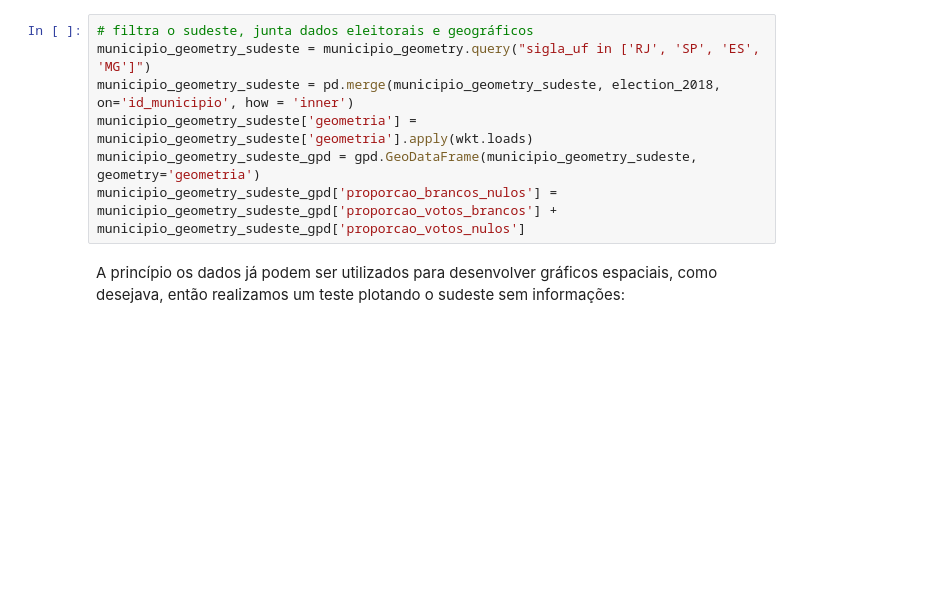
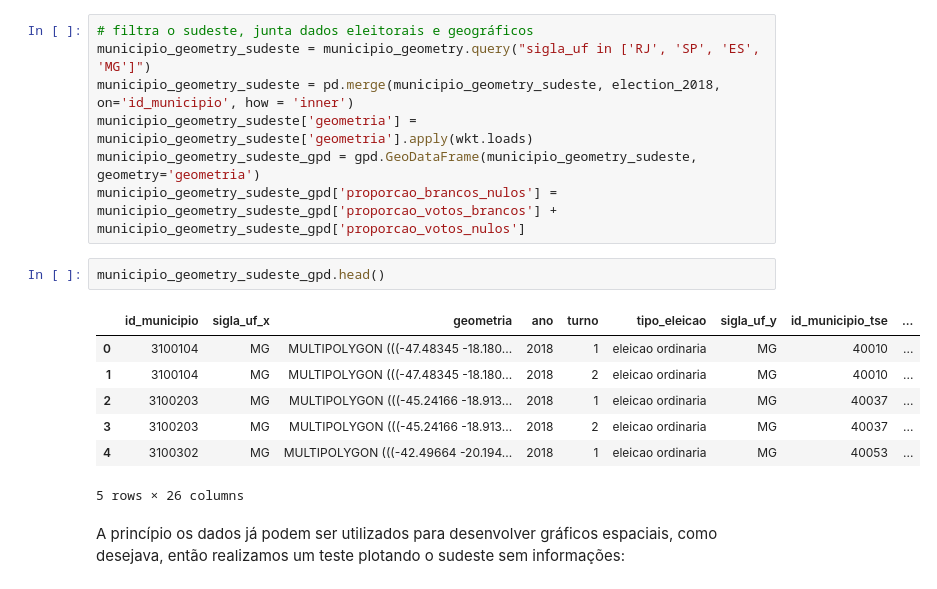
Before and after one commit to anacarolerthal/brazilian-elections-2022, a Jupyter notebook: analysis.ipynb, the cells around one changed output. Cells and saved outputs as stored; diff of their text form; blank space fills up the shorter version.

```diff
--- a/analysis.ipynb
+++ b/analysis.ipynb
@@ -41,6 +41,16 @@ municipio_geometry_sudeste = pd.merge(municipio_geometry_sudeste, election_2018,
 municipio_geometry_sudeste['geometria'] = municipio_geometry_sudeste['geometria'].apply(wkt.loads)
 municipio_geometry_sudeste_gpd = gpd.GeoDataFrame(municipio_geometry_sudeste, geometry='geometria')
 municipio_geometry_sudeste_gpd['proporcao_brancos_nulos'] = municipio_geometry_sudeste_gpd['proporcao_votos_brancos'] + municipio_geometry_sudeste_gpd['proporcao_votos_nulos']
+# %%
+municipio_geometry_sudeste_gpd.head()
+# %% [output]
+|  | id_municipio | sigla_uf_x | geometria | ano | turno | tipo_eleicao | sigla_uf_y | id_municipio_tse | ... |
+| 0 | 3100104 | MG | MULTIPOLYGON (((-47.48345 -18.180... | 2018 | 1 | eleicao ordinaria | MG | 40010 | ... |
+| 1 | 3100104 | MG | MULTIPOLYGON (((-47.48345 -18.180... | 2018 | 2 | eleicao ordinaria | MG | 40010 | ... |
+| 2 | 3100203 | MG | MULTIPOLYGON (((-45.24166 -18.913... | 2018 | 1 | eleicao ordinaria | MG | 40037 | ... |
+| 3 | 3100203 | MG | MULTIPOLYGON (((-45.24166 -18.913... | 2018 | 2 | eleicao ordinaria | MG | 40037 | ... |
+| 4 | 3100302 | MG | MULTIPOLYGON (((-42.49664 -20.194... | 2018 | 1 | eleicao ordinaria | MG | 40053 | ... |
+5 rows × 26 columns
 # %% [markdown]
 A princípio os dados já podem ser utilizados para desenvolver gráficos espaciais, como desejava, então realizamos um teste plotando o sudeste sem informações:
 # %%
```
Also changed, not shown: parts of 2 cells of this notebook.
